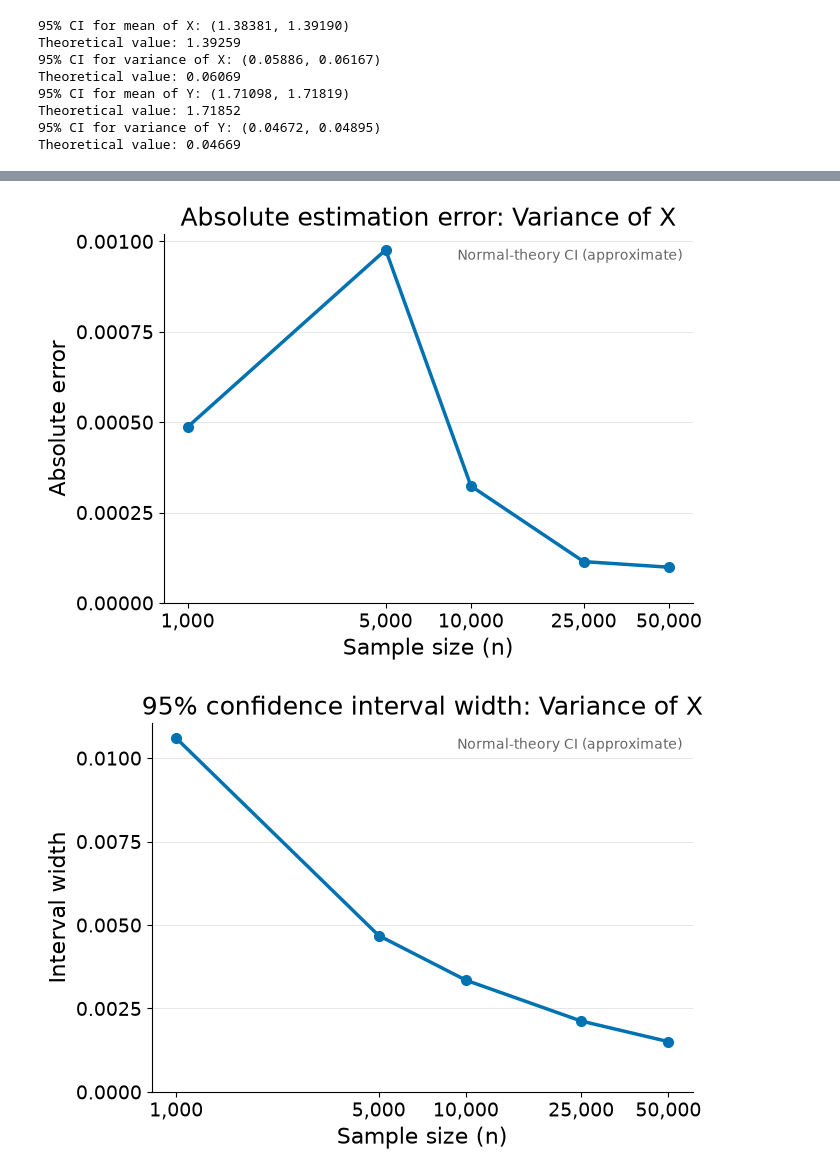
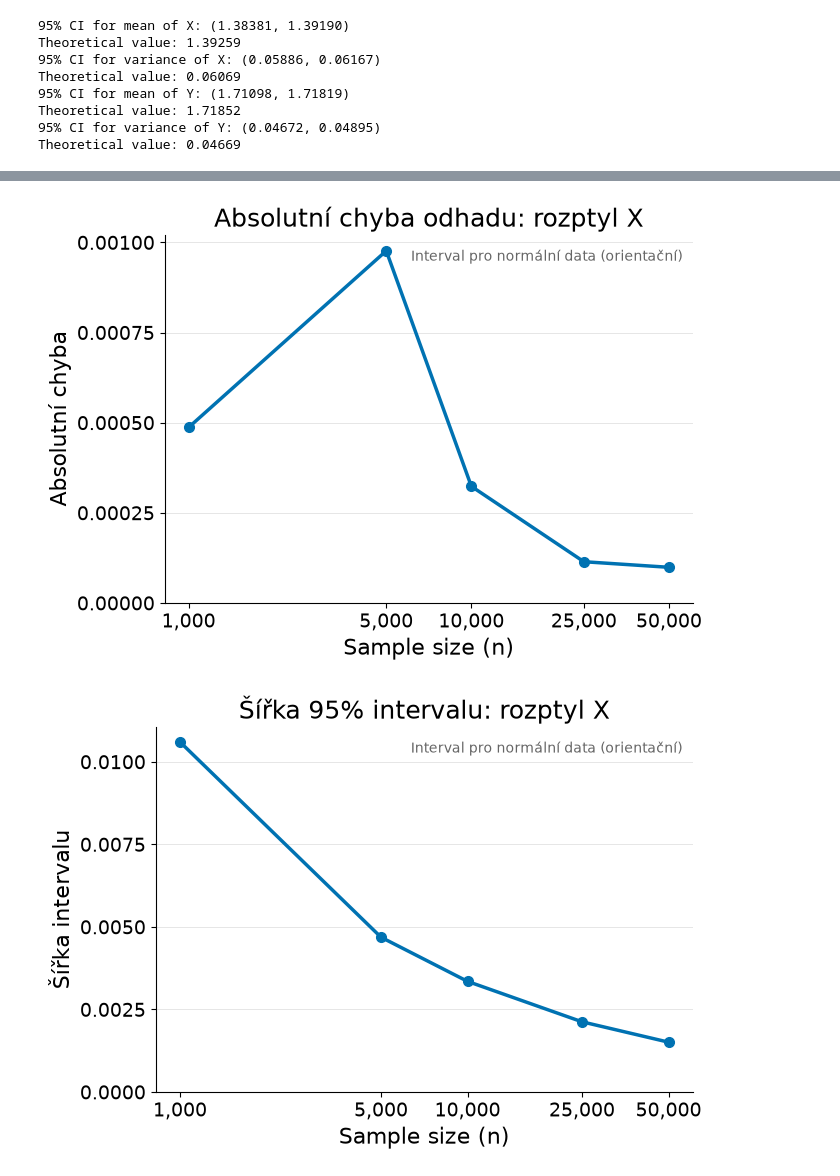
Before and after one commit to VitaliyAtmnk/uloha1, a Jupyter notebook: refactored.ipynb, the cells around one changed output, grey strips where cells are left out. Saved outputs shown, nothing was run; the diff lists cells and outputs as text; code cells hidden in the pictures.

```diff
--- a/refactored.ipynb
+++ b/refactored.ipynb
@@ -646,15 +659,16 @@ def plot_estimation_accuracy(accuracy_data):
     absolute_errors = np.abs(estimates - theoretical_value)
     interval_widths = intervals[:, 1] - intervals[:, 0]
     name = parameter_name.lower().replace(" of ", "_")
+    parameter_title = parameter_name.replace("Mean of", "střední hodnota").replace("Variance of", "rozptyl")
 
     for metric, values, title, ylabel in (
-        ("error", absolute_errors, "Absolute estimation error", "Absolute error"),
-        ("ci_width", interval_widths, "95% confidence interval width", "Interval width"),
+        ("error", absolute_errors, "Absolutní chyba odhadu", "Absolutní chyba"),
+        ("ci_width", interval_widths, "Šířka 95% intervalu", "Šířka intervalu"),
     ):
         with plt.ioff():
             figure, axis = plt.subplots(figsize=(7, 5))
             axis.plot(sample_sizes, values, marker="o", markersize=7)
-            style_axis(axis, f"{title}: {parameter_name}", "Sample size (n)", ylabel, show_legend=False)
+            style_axis(axis, f"{title}: {parameter_title}", "Sample size (n)", ylabel, show_legend=False)
 
             # A log axis separates the smaller sizes while showing the full 1,000-50,000 range.
             axis.set_xscale("log")
@@ -663,7 +677,7 @@ def plot_estimation_accuracy(accuracy_data):
             axis.set_ylim(bottom=0)
 
             if name.startswith("variance"):
-                axis.text(0.98, 0.96, "Normal-theory CI (approximate)", transform=axis.transAxes, ha="right", va="top", fontsize=10, color="0.4")
+                axis.text(0.98, 0.96, "Interval pro normální data (orientační)", transform=axis.transAxes, ha="right", va="top", fontsize=10, color="0.4")
 
         display_figure(figure, f"accuracy_{name}_{metric}")
 
@@ -727,2 +741,2 @@ task_7()
-[figure, old version]
+[figure, new version]
-[figure, old version]
+[figure, new version]
```
Also changed, not shown: parts of 7 cells of this notebook, 3 other files.
